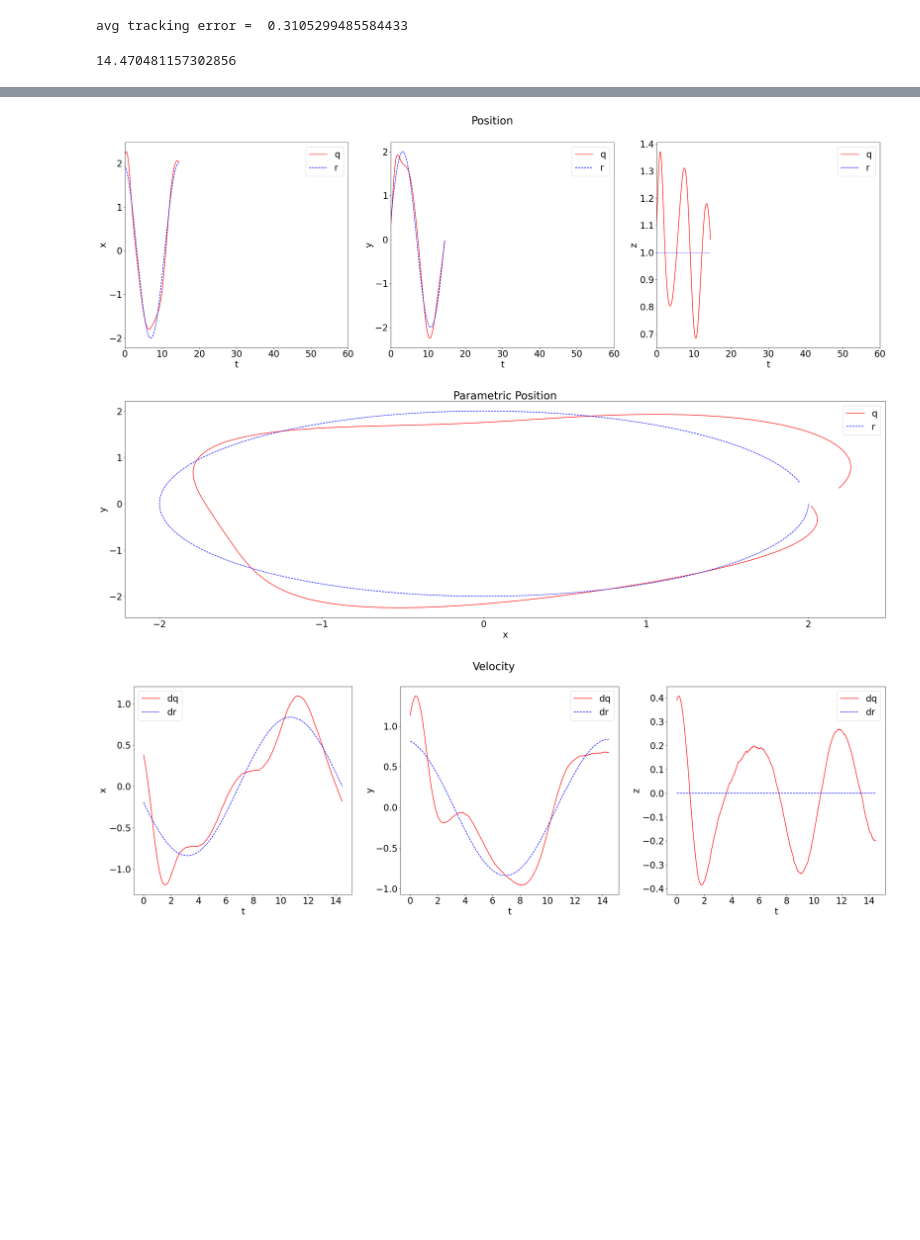
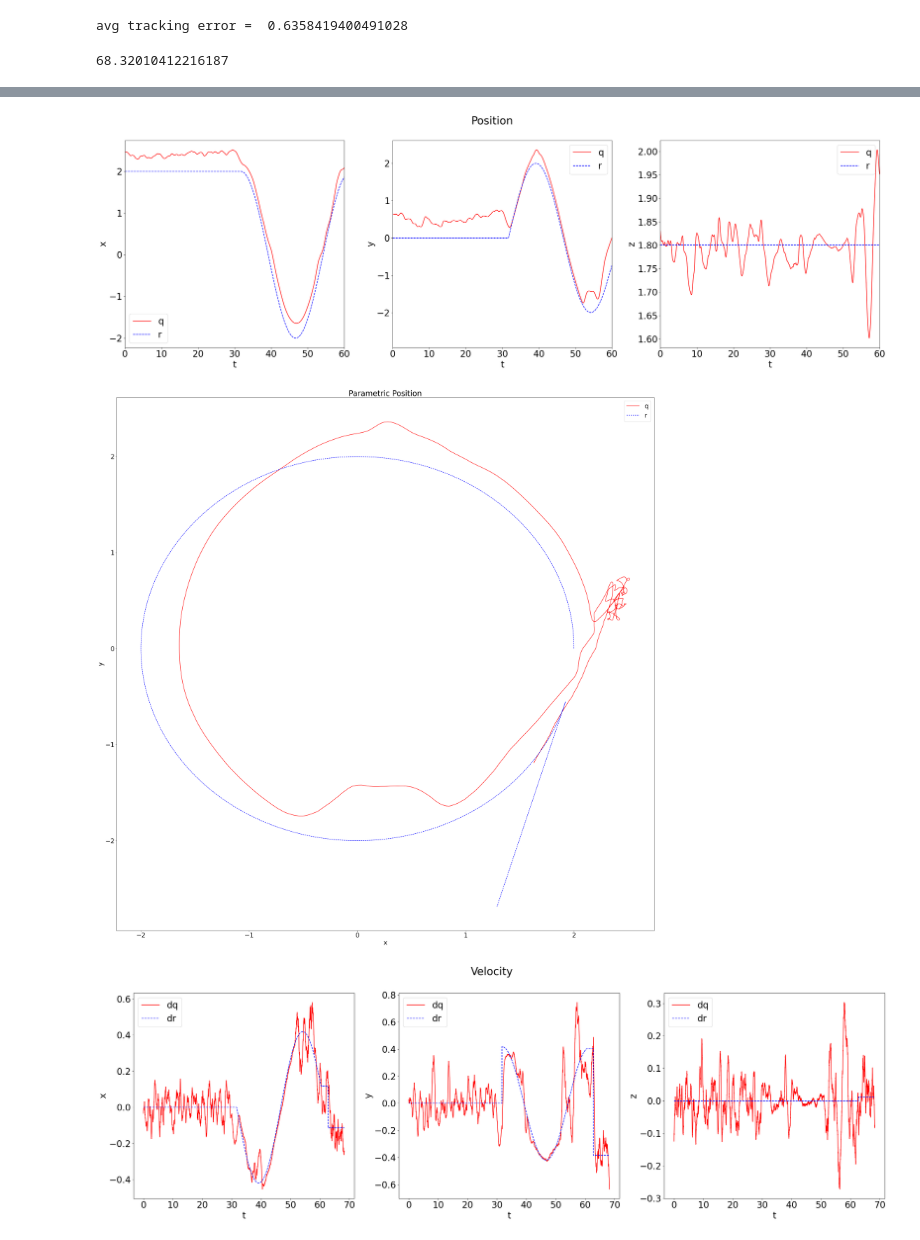
Before and after one commit to joshsohn/COML_in_snap, a Jupyter notebook: src/outer_loop_python/whiteboards/load_rosbag.ipynb, the cells around one changed output, grey strips where cells are left out. Cells and saved outputs as stored; diff of their text form; code cells hidden in the pictures; blank space fills up the shorter version.

```diff
--- a/src/outer_loop_python/whiteboards/load_rosbag.ipynb
+++ b/src/outer_loop_python/whiteboards/load_rosbag.ipynb
@@ -39,22 +39,28 @@ plt.rcParams.update({'font.size': 24})
 # filename = 'real/2024_04_24_pid/2024-04-24-18-37-26.bag'
 # filename = 'real/2024_04_24_coml/2024-04-24-18-46-50.bag'
 
-filename = 'pid_circle_wind_sine.bag'
-filename = 'coml_circle_wind_sine.bag'
+# filename = 'pid_circle_wind_sine.bag'
+# filename = 'coml_circle_wind_sine.bag'
 
 # filename = 'pid_figure_eight_wind_sine.bag'
 # filename = 'coml_figure_eight_wind_sine.bag'
 
+# filename = 'real/real_pid_no_wind.bag'
+# filename = 'real/real_pid_low_wind.bag'
+# filename = 'real/real_coml_no_wind.bag'
+
+filename = 'real/real_pid_medium_wind_30s.bag'
+
 b = bagreader(f'../rosbags/{filename}')
 
-topic_log = b.message_by_topic('/HX14s/log')
-topic_wind = b.message_by_topic('/HX14s/wind')
+# topic_log = b.message_by_topic('/HX14s/log')
+# topic_wind = b.message_by_topic('/HX14s/wind')
 
-# topic_log = b.message_by_topic('/HX14/log')
+topic_log = b.message_by_topic('/HX14/log')
 # topic_wind = b.message_by_topic('/HX14/wind')
 #
-df_wind = pd.read_csv(topic_wind)
+# df_wind = pd.read_csv(topic_wind)
 df_log = pd.read_csv(topic_log)
 print(df_log.keys())
-print(df_wind.keys())
+# print(df_wind.keys())
 # %% [output]
@@ -92,8 +94,8 @@ df_log['real_time'][len(df_log['real_time'])-1]
 # print(df_log['p_err.x'][len(df_log['real_time'])-1])
 # print(df_log['p_ref.x'][len(df_log['real_time'])-1] - df_log['p.x'][len(df_log['real_time'])-1])
 # %% [output]
-avg tracking error =  0.3105299485584433
+avg tracking error =  0.6358419400491028
-14.470481157302856
+68.32010412216187
 # %%
 def plot(df_log, df_wind, xlim_left=None, xlim_right=None):
     # A, y
@@ -172,7 +174,7 @@ def plot(df_log, df_wind, xlim_left=None, xlim_right=None):
     plt.show()
 
     # Parametric
-    plt.figure(figsize=(30, 10))
+    plt.figure(figsize=(30, 30))
 
     plt.plot(df_log['p.x'], df_log['p.y'], 'r-', label='q')
     plt.plot(df_log['p_ref.x'], df_log['p_ref.y'], 'b--', label='r')
@@ -332,3 +334,3 @@ plot(df_log, df_wind)
-[figure, old version]
+[figure, new version]
-[figure, old version]
+[figure, new version]
-[figure, old version]
+[figure, new version]
```
Also changed, not shown: parts of 2 cells of this notebook, 20 other files.
